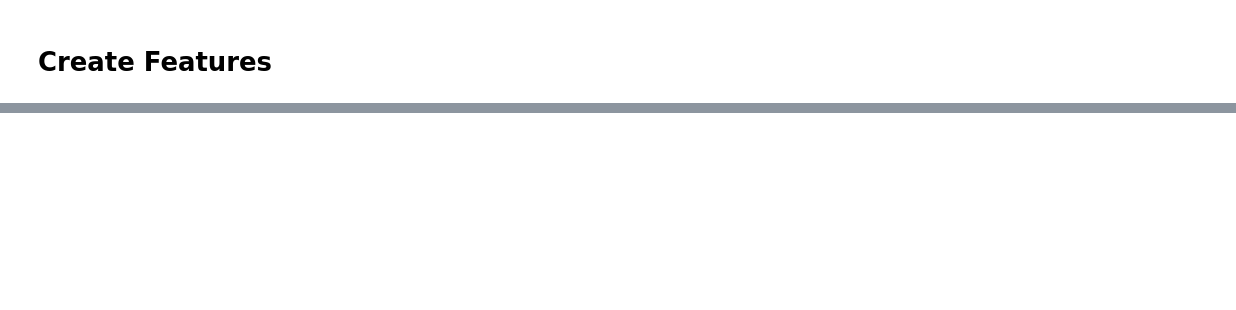
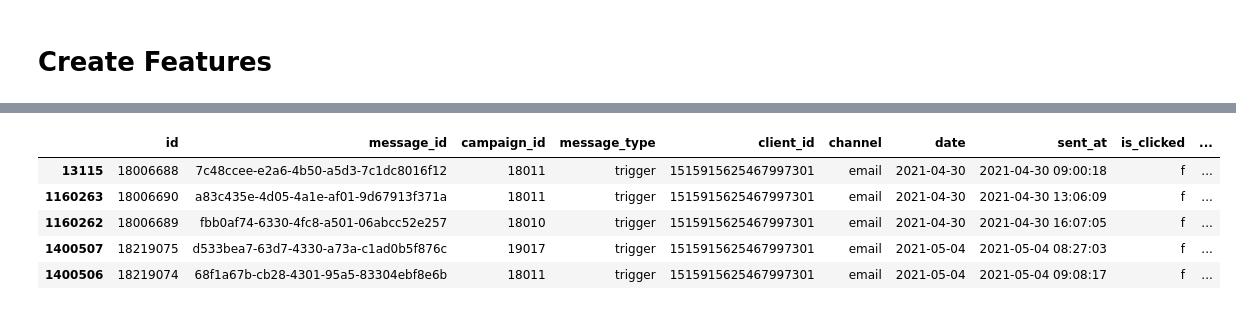
Before and after one commit to CarlosQuixada/Contextual-Multi-Armed-Bandit, a Jupyter notebook: notebook/00_Carregar_Feature_Engineering.ipynb, the cells around one changed output, grey strips where cells are left out. Drawn from its saved outputs; the diff is of its cells as text; code cells hidden in the pictures; blank space fills up the shorter version.

```diff
--- a/notebook/00_Carregar_Feature_Engineering.ipynb
+++ b/notebook/00_Carregar_Feature_Engineering.ipynb
@@ -57,6 +68,6 @@ df_msg.head()
 # %%
 # Segmento Comportamental (Frequencia de Clique)
-clique_por_cliente = df.groupby("client_id")["clicked_first_time_at"].count()
+click_per_customer = df_msg.groupby("client_id")["clicked_first_time_at"].count()
 def segmentar(freq):
     if freq == 0:
         return "silencioso"
@@ -65,4 +76,4 @@ def segmentar(freq):
     else:
         return "engajador"
 
-df["segmento_comportamental"] = df["client_id"].map(clique_por_cliente).fillna(0).apply(segmentar)
+df_msg["behavioral_segment"] = df_msg["client_id"].map(click_per_customer).fillna(0).apply(segmentar)
@@ -185,0 +80,9 @@ plt.show()
+# %%
+df_msg.head()
+# %% [output]
+|  | id | message_id | campaign_id | message_type | client_id | channel | date | sent_at | is_clicked | ... |
+| 13115 | 18006688 | 7c48ccee-e2a6-4b50-a5d3-7c1dc8016f12 | 18011 | trigger | 1515915625467997301 | email | 2021-04-30 | 2021-04-30 09:00:18 | f | ... |
+| 1160263 | 18006690 | a83c435e-4d05-4a1e-af01-9d67913f371a | 18011 | trigger | 1515915625467997301 | email | 2021-04-30 | 2021-04-30 13:06:09 | f | ... |
+| 1160262 | 18006689 | fbb0af74-6330-4fc8-a501-06abcc52e257 | 18010 | trigger | 1515915625467997301 | email | 2021-04-30 | 2021-04-30 16:07:05 | f | ... |
+| 1400507 | 18219075 | d533bea7-63d7-4330-a73a-c1ad0b5f876c | 19017 | trigger | 1515915625467997301 | email | 2021-05-04 | 2021-05-04 08:27:03 | f | ... |
+| 1400506 | 18219074 | 68f1a67b-cb28-4301-95a5-83304ebf8e6b | 18011 | trigger | 1515915625467997301 | email | 2021-05-04 | 2021-05-04 09:08:17 | f | ... |
```
Also changed, not shown: parts of 24 cells of this notebook, 8 other files.
